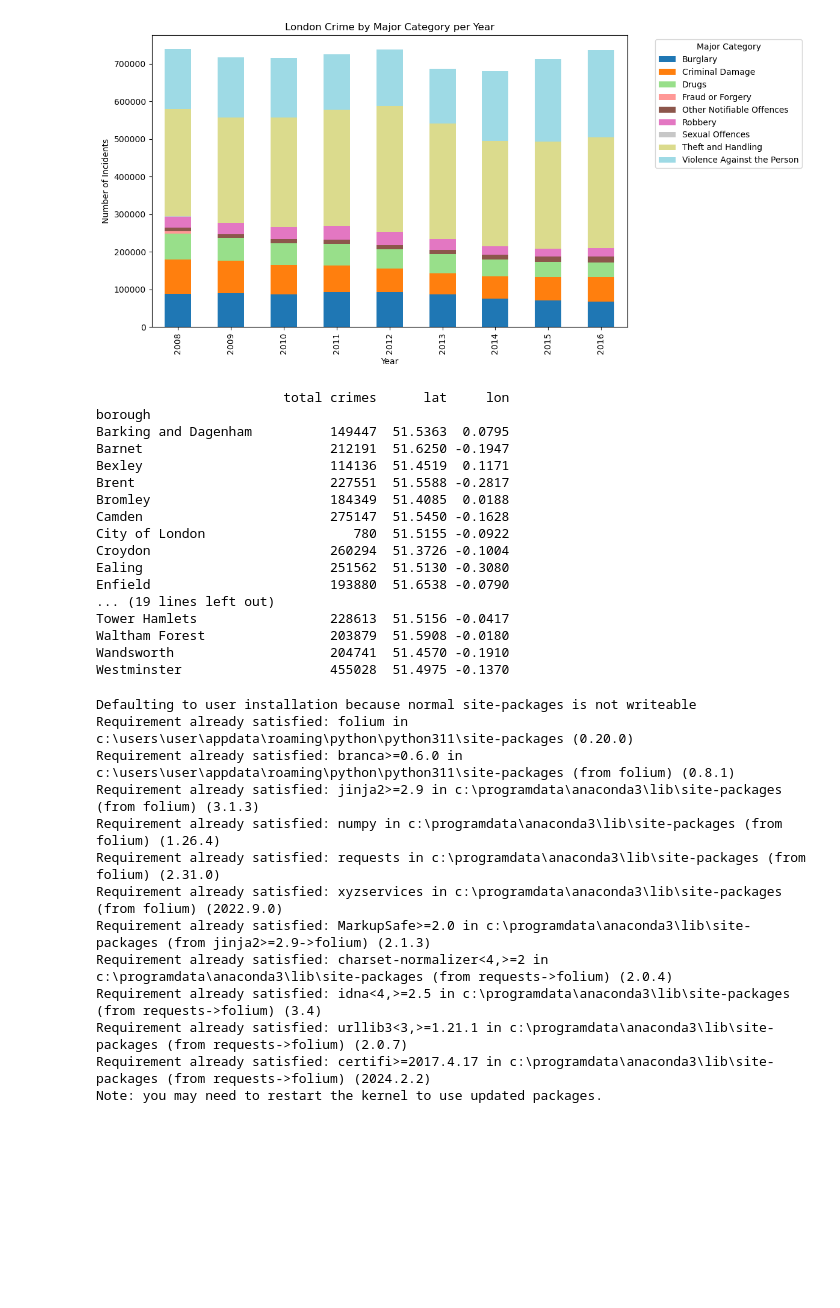
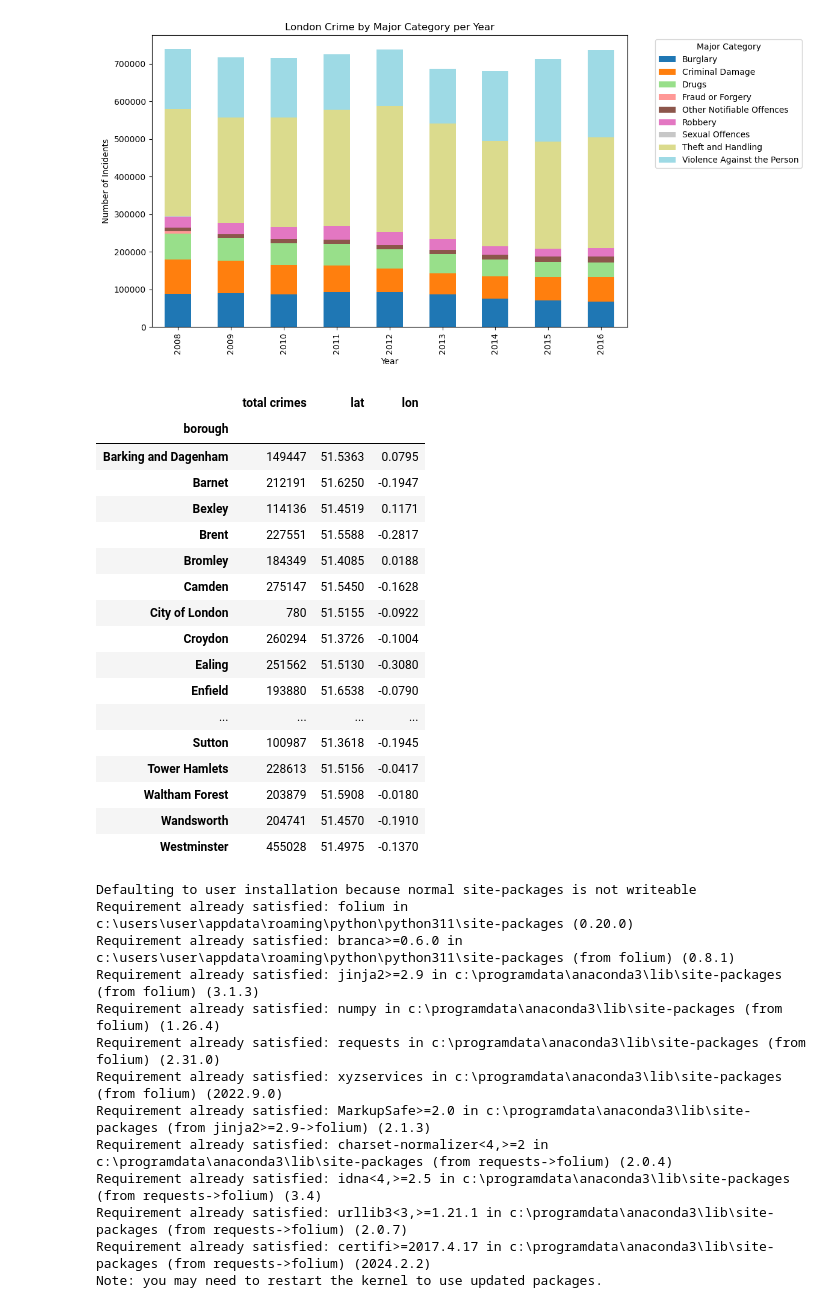
Before and after one commit to stefkwan/pytn_300725, a Jupyter notebook: pytn_Assignment001/assignment001.ipynb/assignment001.ipynb, the cells around one changed output. Drawn from its saved outputs; the diff is of its cells as text; code cells hidden in the pictures; blank space fills up the shorter version.

```diff
--- a/pytn_Assignment001/assignment001.ipynb/assignment001.ipynb
+++ b/pytn_Assignment001/assignment001.ipynb/assignment001.ipynb
@@ -174,51 +168,52 @@ borough_coords = {
     "Havering": (51.5806, 0.1830),
     "Hillingdon": (51.5337, -0.4489),
     "Hounslow": (51.4667, -0.3617),
     "Islington": (51.5380, -0.1020),
     "Kensington and Chelsea": (51.4941, -0.1909),
     "Kingston upon Thames": (51.4098, -0.3060),
     "Lambeth": (51.4600, -0.1167),
     "Lewisham": (51.4452, -0.0209),
     "Merton": (51.4098, -0.2106),
     "Newham": (51.5255, 0.0352),
     "Redbridge": (51.5886, 0.0824),
     "Richmond upon Thames": (51.4479, -0.3260),
     "Southwark": (51.5035, -0.0804),
     "Sutton": (51.3618, -0.1945),
     "Tower Hamlets": (51.5156, -0.0417),
     "Waltham Forest": (51.5908, -0.0180),
     "Wandsworth": (51.4570, -0.1910),
     "Westminster": (51.4975, -0.1370),
     "City of London": (51.5155, -0.0922),
 }
 
 # convert to DataFrame
 df_coords = pd.DataFrame.from_dict(
     borough_coords, orient="index", columns=["lat", "lon"])
 
 # join with crime totals
 df_borough = df_borough.join(df_coords).rename(
     columns={"value": "total crimes"})
 
-print(df_borough)
+display(df_borough)
 # %% [output]
-                        total crimes      lat     lon
-borough
-Barking and Dagenham          149447  51.5363  0.0795
-Barnet                        212191  51.6250 -0.1947
-Bexley                        114136  51.4519  0.1171
-Brent                         227551  51.5588 -0.2817
-Bromley                       184349  51.4085  0.0188
-Camden                        275147  51.5450 -0.1628
-City of London                   780  51.5155 -0.0922
-Croydon                       260294  51.3726 -0.1004
-Ealing                        251562  51.5130 -0.3080
-Enfield                       193880  51.6538 -0.0790
-... (19 lines left out)
-Tower Hamlets                 228613  51.5156 -0.0417
-Waltham Forest                203879  51.5908 -0.0180
-Wandsworth                    204741  51.4570 -0.1910
-Westminster                   455028  51.4975 -0.1370
+|  | total crimes | lat | lon |
+| borough |  |  |  |
+| Barking and Dagenham | 149447 | 51.5363 | 0.0795 |
+| Barnet | 212191 | 51.6250 | -0.1947 |
+| Bexley | 114136 | 51.4519 | 0.1171 |
+| Brent | 227551 | 51.5588 | -0.2817 |
+| Bromley | 184349 | 51.4085 | 0.0188 |
+| Camden | 275147 | 51.5450 | -0.1628 |
+| City of London | 780 | 51.5155 | -0.0922 |
+| Croydon | 260294 | 51.3726 | -0.1004 |
+| Ealing | 251562 | 51.5130 | -0.3080 |
+| Enfield | 193880 | 51.6538 | -0.0790 |
+| ... | ... | ... | ... |
+| Sutton | 100987 | 51.3618 | -0.1945 |
+| Tower Hamlets | 228613 | 51.5156 | -0.0417 |
+| Waltham Forest | 203879 | 51.5908 | -0.0180 |
+| Wandsworth | 204741 | 51.4570 | -0.1910 |
+| Westminster | 455028 | 51.4975 | -0.1370 |
 # %%
 pip install folium
 # %% [output]
```
Also changed, not shown: parts of 3 cells of this notebook, 2 other files.
